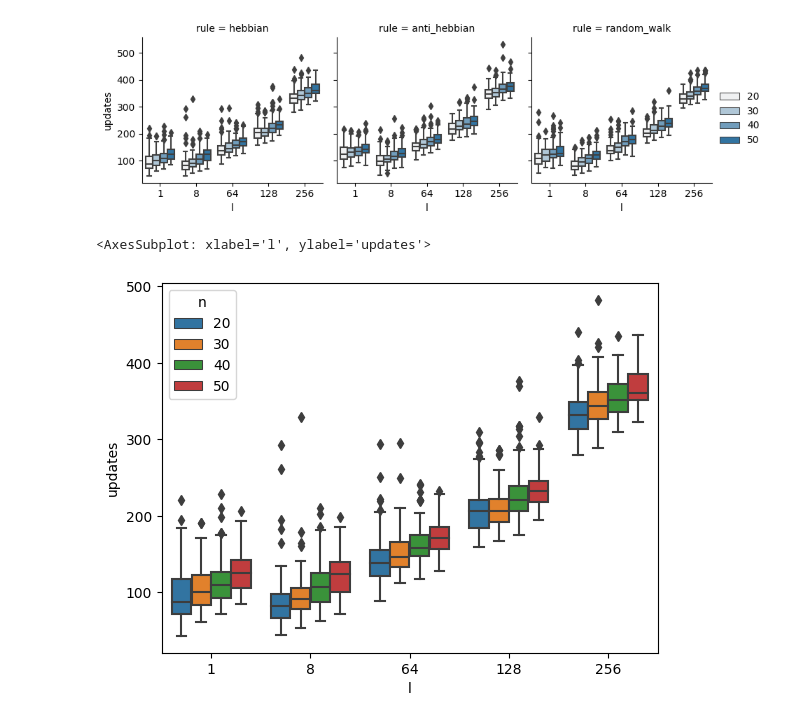
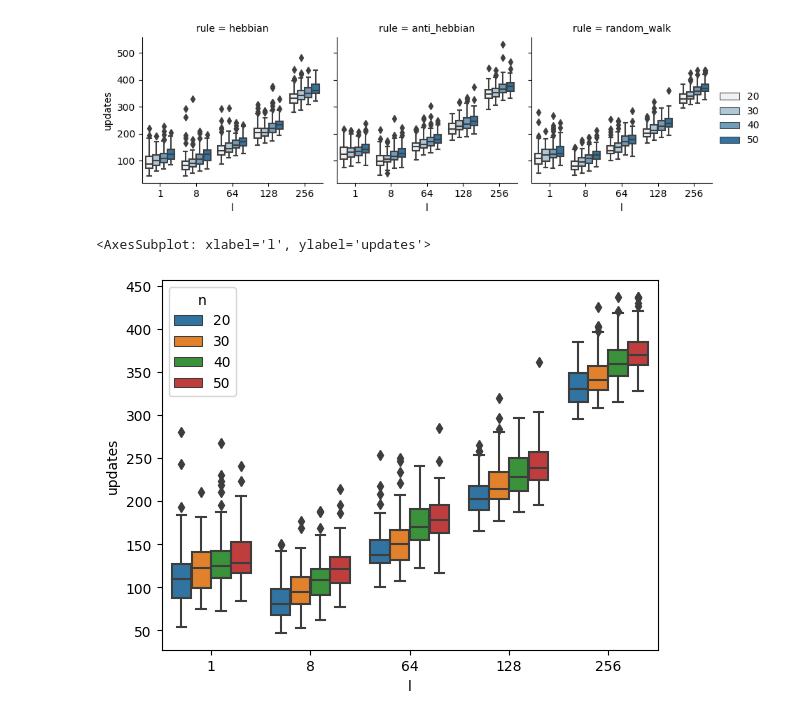
Before and after one commit to xsalonx/parity-machines-MKwAD, a Jupyter notebook: test.ipynb, the cells around one changed output. Drawn from its saved outputs; the diff is of its cells as text; code cells hidden in the pictures.

```diff
--- a/test.ipynb
+++ b/test.ipynb
@@ -151,10 +156,10 @@ g.add_legend()
 <seaborn.axisgrid.FacetGrid at 0x...>
 [figure]
 # %%
-sns.boxplot(data=df.loc[df['rule'] == 'random'], x='l', y='updates', hue='n')
+sns.boxplot(data=df.loc[df['rule'] == 'random_walk'], x='l', y='updates', hue='n')
 # %% [output]
 <AxesSubplot: xlabel='l', ylabel='updates'>
-[figure, old version]
+[figure, new version]
 # %%
 # scolumns = [f"s{i}" for i in range(100)]
 # dfr = df.loc[df['rule'] == 'hebbian'].drop(columns='rule')
```
Also changed, not shown: parts of 1 cell of this notebook, 2 other files.
